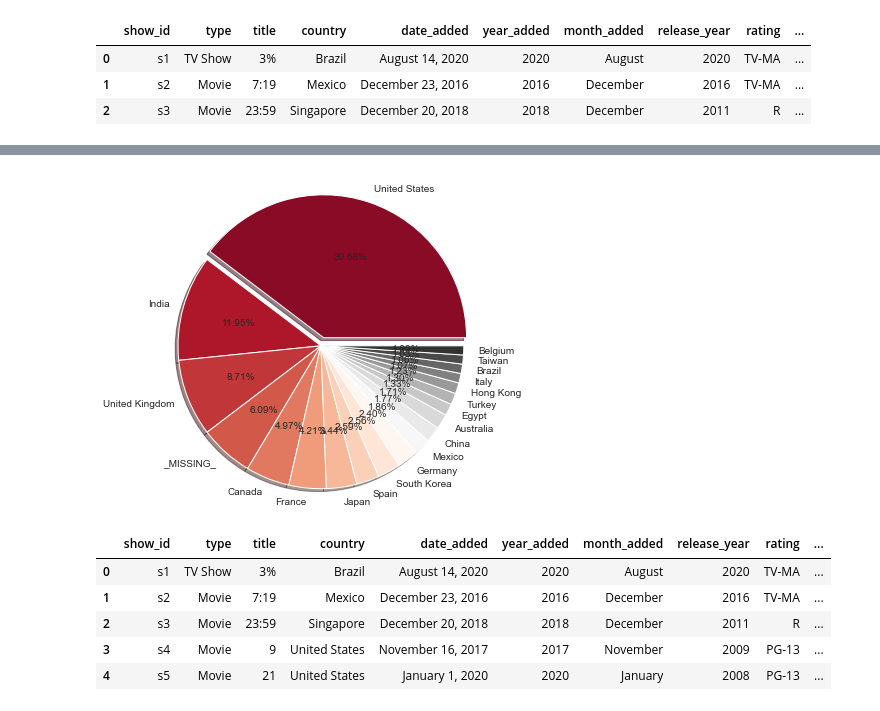
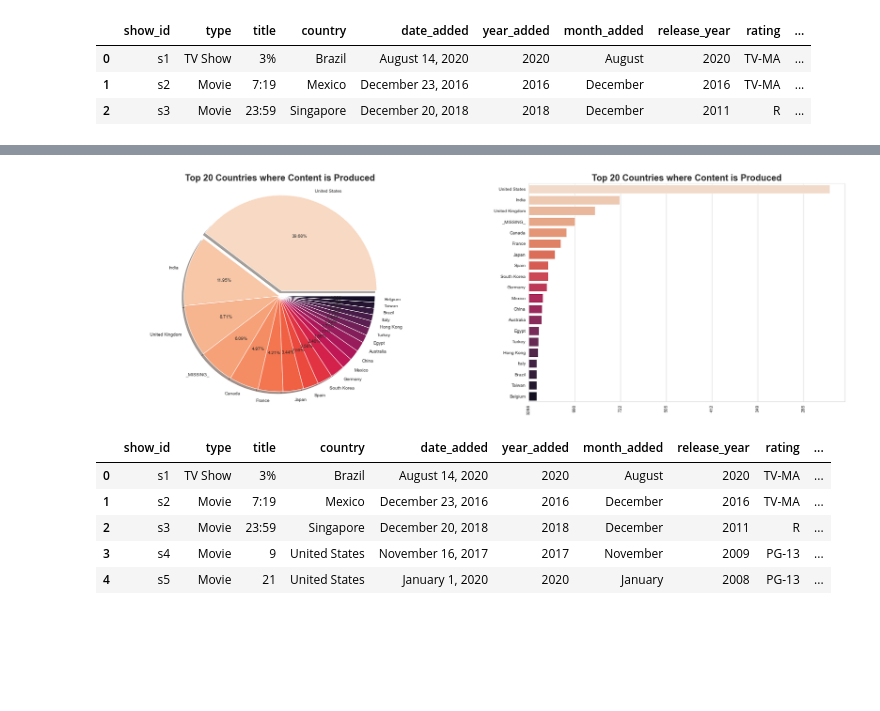
Before and after one commit to Bradley00Uni/SCDT54-CW2, a Jupyter notebook: SCDT54-CW2.ipynb, the cells around one changed output, grey strips where cells are left out. Cells and saved outputs as stored; diff of their text form; code cells hidden in the pictures; blank space fills up the shorter version.

Commit message:
Update SCDT54-CW2.ipynb
> Created more visualisations of the data

```diff
--- a/SCDT54-CW2.ipynb
+++ b/SCDT54-CW2.ipynb
@@ -127,24 +127,29 @@ Name: country, Length: 682, dtype: int64
 # %%
 countries = df['country']
 countries_count = pd.Series(dict(Counter(','.join(countries).replace(' ,',',').replace(
     ', ',',').split(',')))).sort_values(ascending=False)
 
 top_20 = countries_count[:20]
 
+fig = pyplot.figure(figsize=(30, 9))
+gs = gridspec.GridSpec(nrows=1, ncols=2, height_ratios=[6],  width_ratios=[8, 7])
+
 explode = [0 for _ in range(20)]
 explode[0] = 0.06
 
-fig = pyplot.figure(figsize=(20,6))
-gs = gridspec.GridSpec(nrows=1, ncols=2, height_ratios=[6], width_ratios=[10,5])
+ax = pyplot.subplot(gs[0])
+ax.pie(top_20, labels=top_20.index, shadow=True, startangle=0, explode=explode, autopct='%1.2f%%', colors= sns.color_palette('rocket_r', n_colors=20))
+ax.axis('equal')
+ax.set_title('Top 20 Countries where Content is Produced', fontsize=20, fontweight='bold')
 
-ax = pyplot.subplot(gs[1])
-ax.pie(top_20, labels=top_20.index, shadow=True, startangle=0, explode=explode, autopct='%1.2f%%', colors= sns.color_palette('RdGy', n_colors=20)
-)
-ax.axis('equal')
+ax2 = pyplot.subplot(gs[1])
+sns.barplot(top_20, top_20.index, ax=ax2, palette='rocket_r')
+ax2.set_xticklabels(top_20, rotation = '90')
+ax2.set_title('Top 20 Countries where Content is Produced', fontsize = 20, fontweight='bold')
 
 pyplot.show()
 # %% [output]
-[figure, old version]
+[figure, new version]
 # %%
 df.head()
 # %% [output]
```
Also changed, not shown: parts of 6 cells of this notebook.
